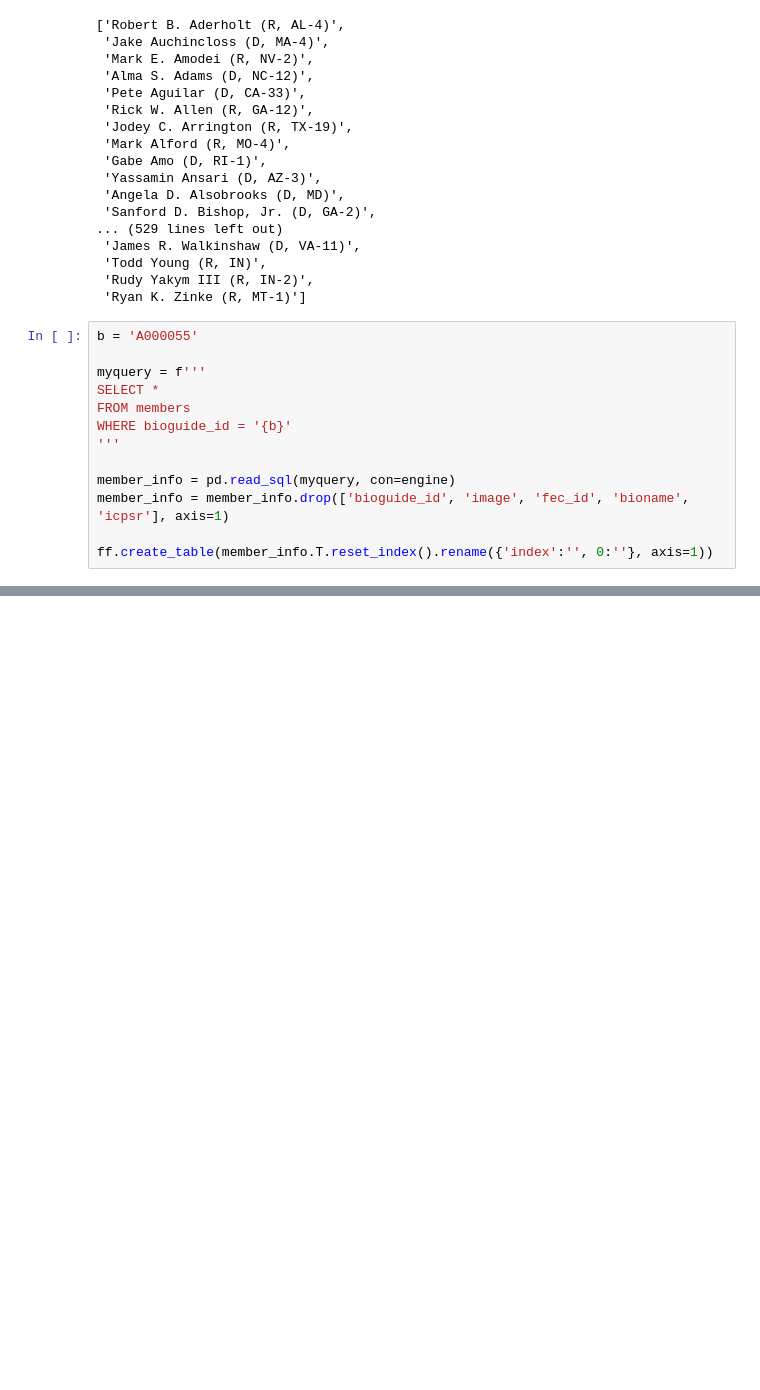
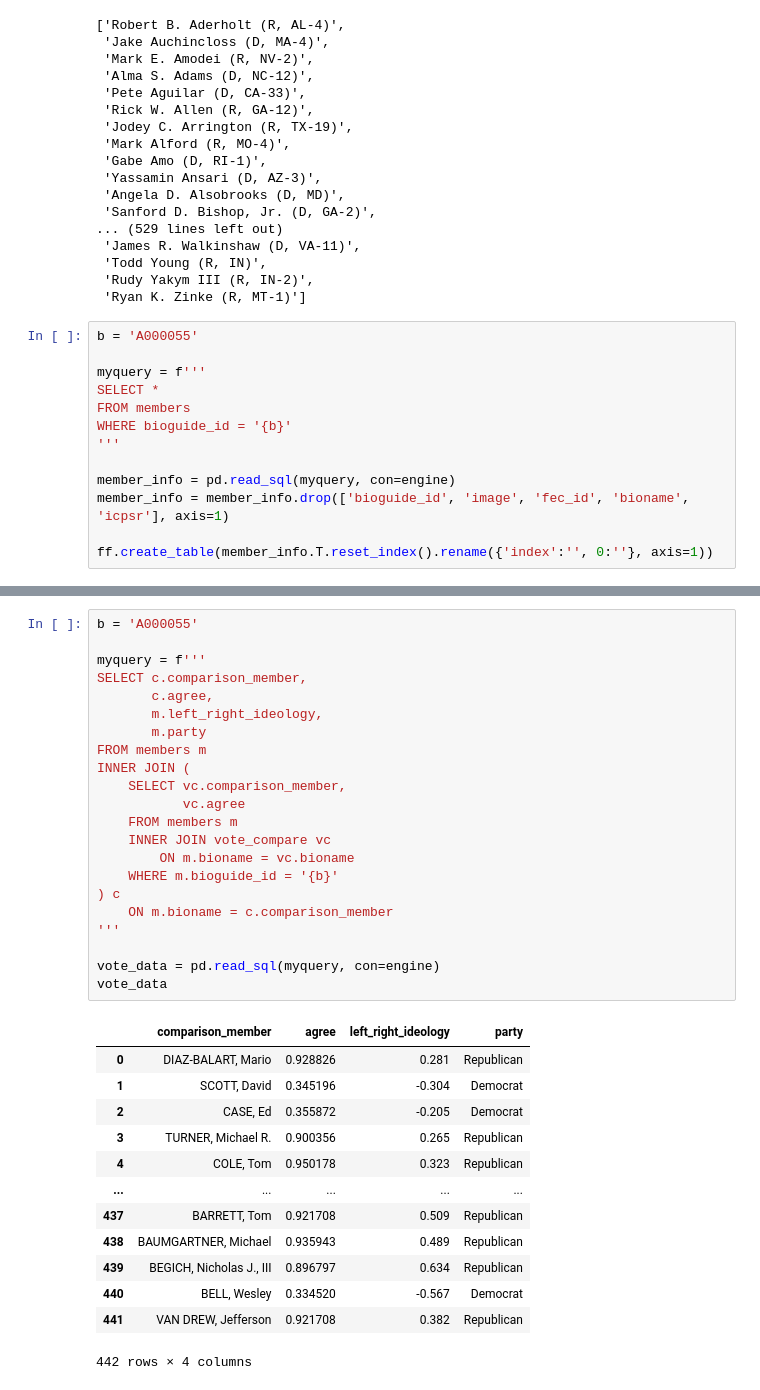
Before and after one commit to cynthialeng/con-trans-2025, a Jupyter notebook: app/app_sandbox.ipynb, the cells around one changed output, grey strips where cells are left out. Saved outputs shown, nothing was run; the diff lists cells and outputs as text; blank space fills up the shorter version.

```diff
--- a/app/app_sandbox.ipynb
+++ b/app/app_sandbox.ipynb
@@ -75,0 +87,36 @@ ff.create_table(member_info.T.reset_index().rename({'index':'', 0:''}, axis=1))
+# %%
+b = 'A000055'
+
+myquery = f'''
+SELECT c.comparison_member,
+       c.agree,
+       m.left_right_ideology,
+       m.party
+FROM members m
+INNER JOIN (
+    SELECT vc.comparison_member,
+           vc.agree
+    FROM members m
+    INNER JOIN vote_compare vc
+        ON m.bioname = vc.bioname
+    WHERE m.bioguide_id = '{b}'
+) c
+    ON m.bioname = c.comparison_member
+'''
+
+vote_data = pd.read_sql(myquery, con=engine)
+vote_data
+# %% [output]
+|  | comparison_member | agree | left_right_ideology | party |
+| 0 | DIAZ-BALART, Mario | 0.928826 | 0.281 | Republican |
+| 1 | SCOTT, David | 0.345196 | -0.304 | Democrat |
+| 2 | CASE, Ed | 0.355872 | -0.205 | Democrat |
+| 3 | TURNER, Michael R. | 0.900356 | 0.265 | Republican |
+| 4 | COLE, Tom | 0.950178 | 0.323 | Republican |
+| ... | ... | ... | ... | ... |
+| 437 | BARRETT, Tom | 0.921708 | 0.509 | Republican |
+| 438 | BAUMGARTNER, Michael | 0.935943 | 0.489 | Republican |
+| 439 | BEGICH, Nicholas J., III | 0.896797 | 0.634 | Republican |
+| 440 | BELL, Wesley | 0.334520 | -0.567 | Democrat |
+| 441 | VAN DREW, Jefferson | 0.921708 | 0.382 | Republican |
+442 rows × 4 columns
```
Also changed, not shown: parts of 2 cells of this notebook, 1 other file.
